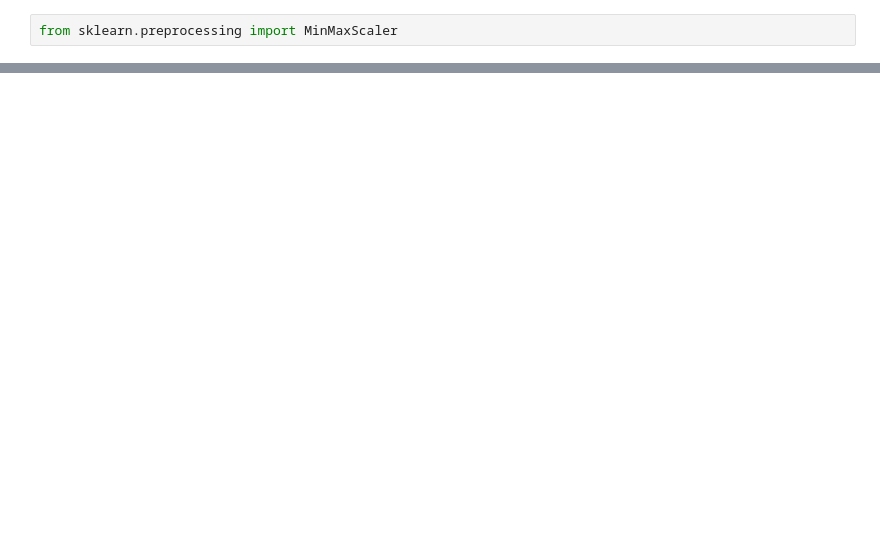
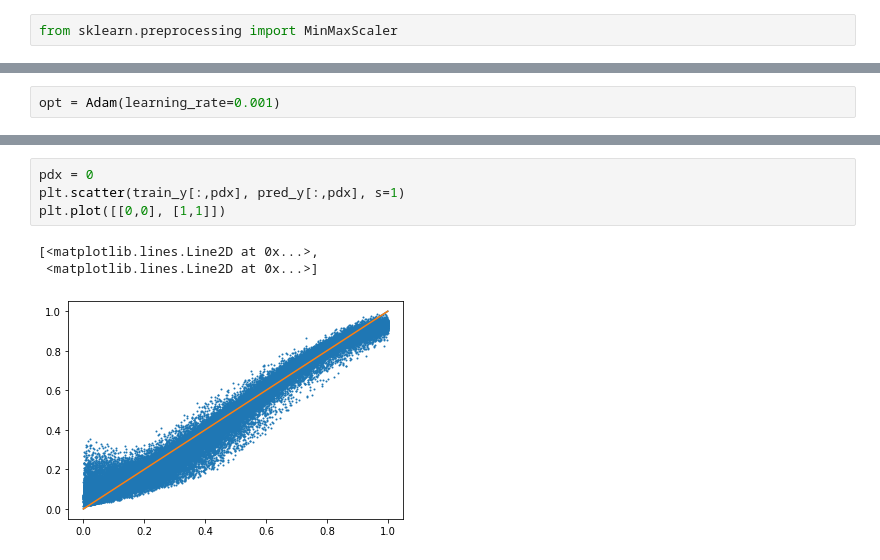
Before and after one commit to ViskaWei/DNN, a Jupyter notebook: nb/explore_dnn.ipynb, the cells around one changed output, grey strips where cells are left out. Saved outputs shown, nothing was run; the diff lists cells and outputs as text; blank space fills up the shorter version.

```diff
--- a/nb/explore_dnn.ipynb
+++ b/nb/explore_dnn.ipynb
@@ -85,0 +74,2 @@ model.add(Dense(4, activation=’softmax’))
+# %%
+opt = Adam(learning_rate=0.001)
@@ -85,0 +133,8 @@ model.add(Dense(4, activation=’softmax’))
+# %%
+pdx = 0
+plt.scatter(train_y[:,pdx], pred_y[:,pdx], s=1)
+plt.plot([[0,0], [1,1]])
+# %% [output]
+[<matplotlib.lines.Line2D at 0x...>,
+ <matplotlib.lines.Line2D at 0x...>]
+[figure, added]
```
Also changed, not shown: parts of 19 cells of this notebook, 1 other file.
